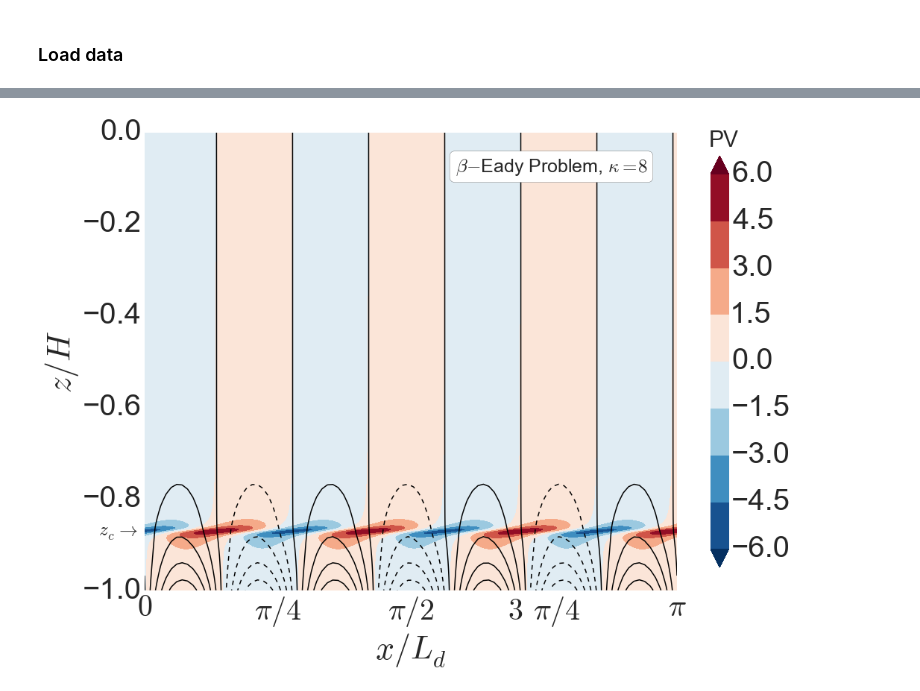
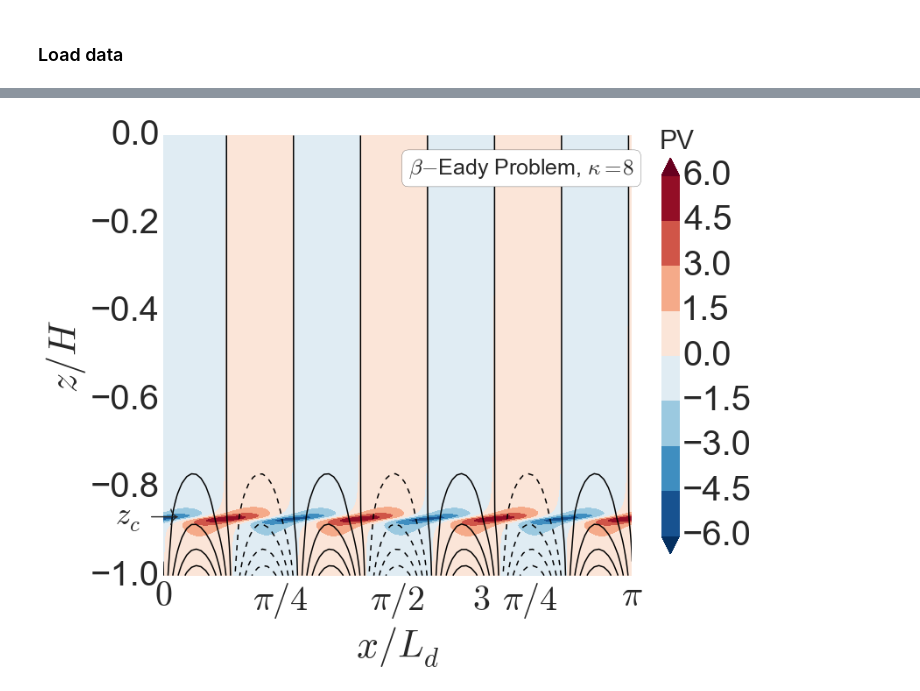
Before and after one commit to cesar-rocha/qg_vertical_modes, a Jupyter notebook: beta_eady_problem/wave_structure_fd.ipynb, the cells around one changed output, grey strips where cells are left out. Cells and saved outputs as stored; diff of their text form; code cells hidden in the pictures.

```diff
--- a/beta_eady_problem/wave_structure_fd.ipynb
+++ b/beta_eady_problem/wave_structure_fd.ipynb
@@ -94,27 +122,27 @@ PV = (-(kappa**2)*mag + mag_dprime - mag*(phase_prime**2) )*cost \
 # %%
 lw = 2.
 aph = .5
 
 # PV and psi wave structure
-plt.figure(figsize=(16,11))
+plt.figure(figsize=(12,9))
 plt.contour(X,Z,1e2*PSI,np.linspace(-10,10,9),colors='k')
 plt.contourf(X,Z,PV,np.linspace(-6.,6.,9),cmap='RdBu_r',extend='both')
 #plt.plot(x,np.ones(x.size)*zc,'w--',linewidth=lw,alpha=1)
-plt.text(-0.3,zc-.01,r' $z_c \rightarrow$',fontsize=25)
+plt.text(-0.375,zc-.01,r' $z_c \rightarrow$',fontsize=35)
 
 cb = plt.colorbar(extend='both',shrink=.9)
 cb.ax.text(.0,1.075,'PV',rotation=0,fontsize=30)
 
 plt.text(2.4, -.075, r"$\beta-$Eady Problem, $\kappa = 8$", size=25, rotation=0.,\
             ha="center", va="center",\
             bbox = dict(boxstyle="round",ec='k',fc='w'))
 
 plt.xticks([0.,pi/4,pi/2,3*pi/4,pi],[r'$0$',r'$\pi/4$',r'$\pi/2$',\
             r'$3\,\pi/4$',r'$\pi$'])
 
 plt.ylabel('$z/H$')
 plt.xlabel(r'$x/L_d$')
 
 plt.savefig('figs/wave-structure_pv_psi_kappa_8_num.eps')
 # %% [output]
-[figure, old version]
+[figure, new version]
```
Also changed, not shown: parts of 6 cells of this notebook.
